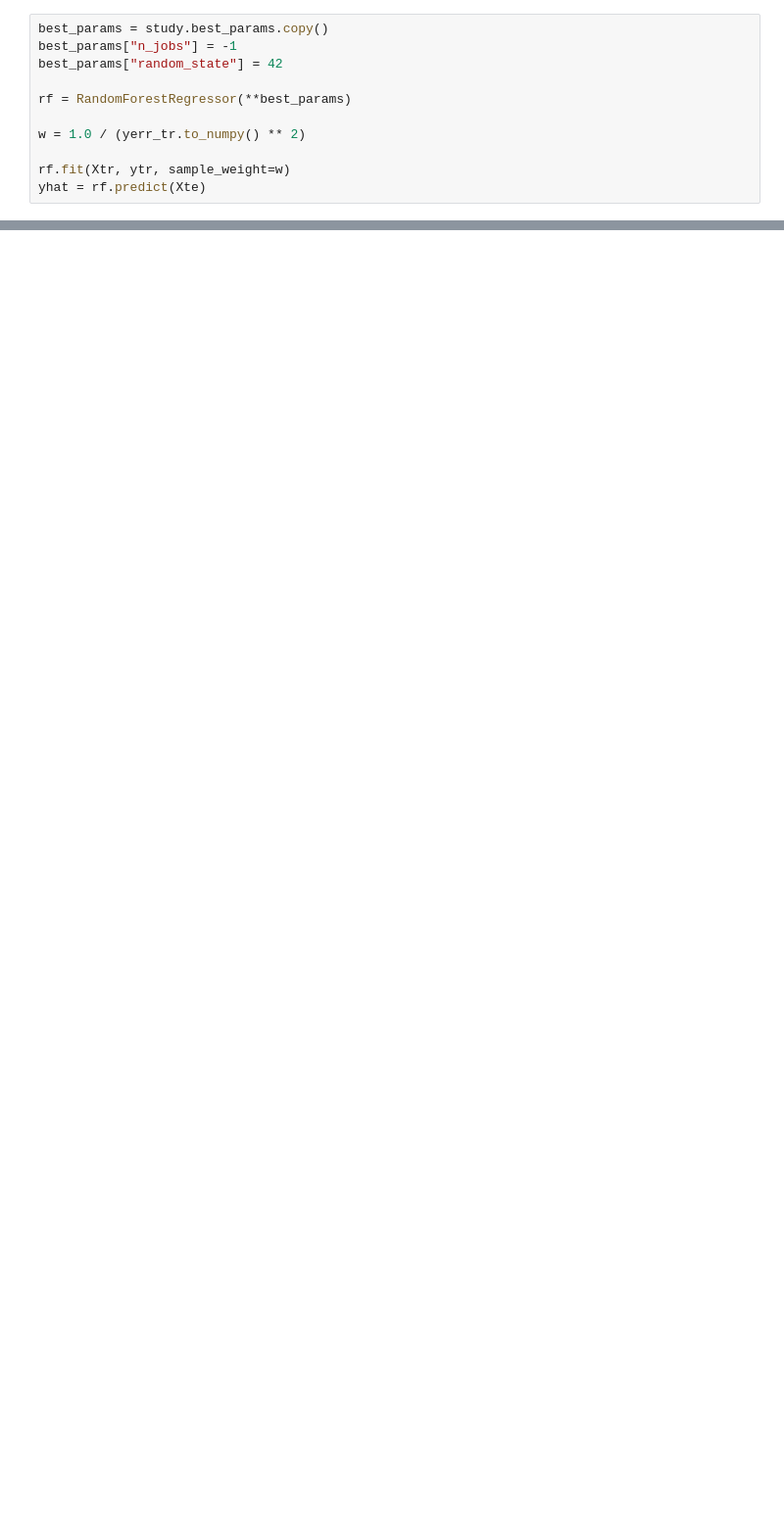
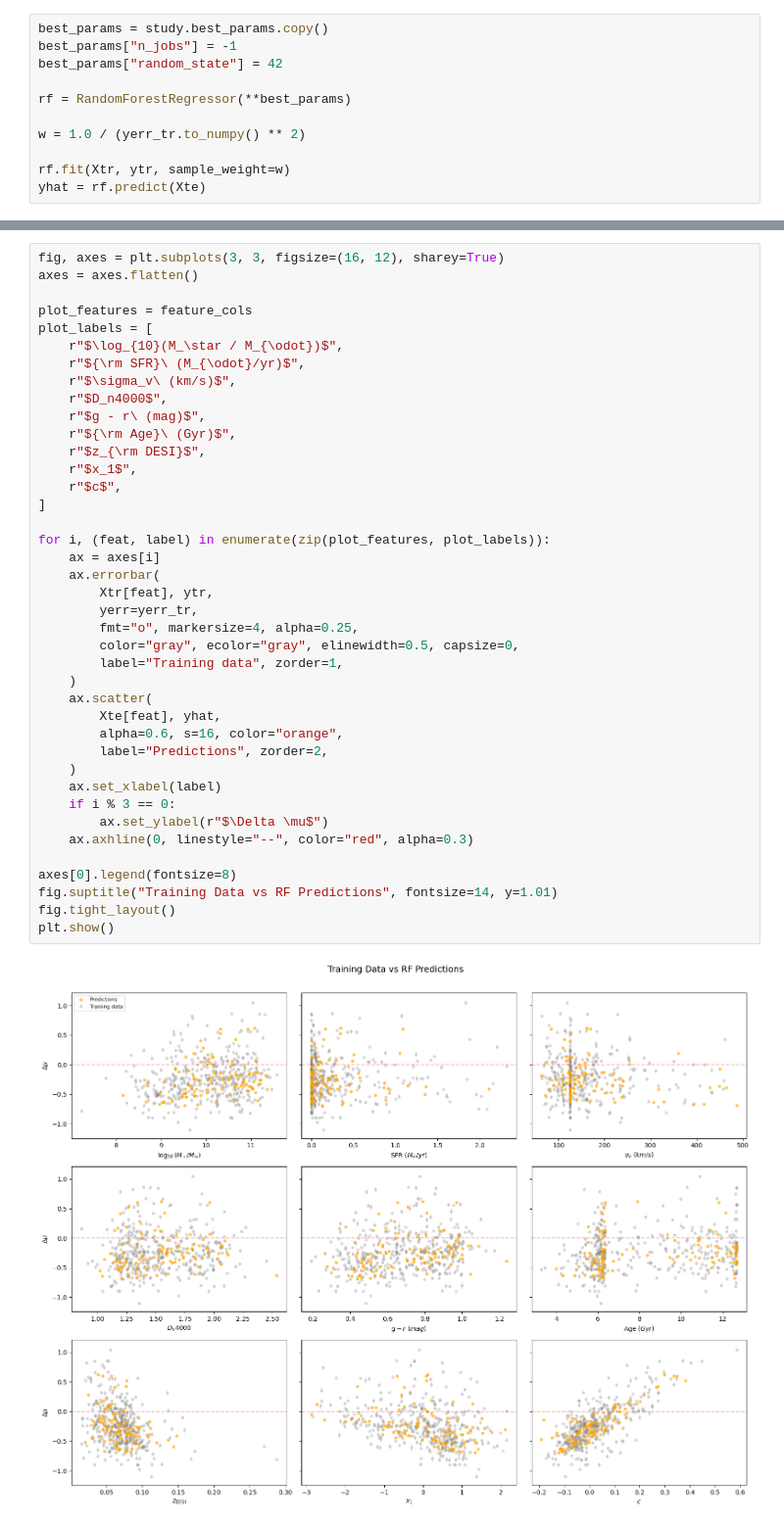
Before and after one commit to mwvgroup/myc21_first_paper, a Jupyter notebook: ZTF_DESI_ml_work/ZTF_DESI_rf_prediction_uncorrected_tripp.ipynb, the cells around one changed output, grey strips where cells are left out. Shown at 98% size. Cells and saved outputs as stored; diff of their text form; blank space fills up the shorter version.

```diff
--- a/ZTF_DESI_ml_work/ZTF_DESI_rf_prediction_uncorrected_tripp.ipynb
+++ b/ZTF_DESI_ml_work/ZTF_DESI_rf_prediction_uncorrected_tripp.ipynb
@@ -440,0 +258,42 @@ dtype: float64
+# %%
+fig, axes = plt.subplots(3, 3, figsize=(16, 12), sharey=True)
+axes = axes.flatten()
+
+plot_features = feature_cols
+plot_labels = [
+    r"$\log_{10}(M_\star / M_{\odot})$",
+    r"${\rm SFR}\ (M_{\odot}/yr)$",
+    r"$\sigma_v\ (km/s)$",
+    r"$D_n4000$",
+    r"$g - r\ (mag)$",
+    r"${\rm Age}\ (Gyr)$",
+    r"$z_{\rm DESI}$",
+    r"$x_1$",
+    r"$c$",
+]
+
+for i, (feat, label) in enumerate(zip(plot_features, plot_labels)):
+    ax = axes[i]
+    ax.errorbar(
+        Xtr[feat], ytr,
+        yerr=yerr_tr,
+        fmt="o", markersize=4, alpha=0.25,
+        color="gray", ecolor="gray", elinewidth=0.5, capsize=0,
+        label="Training data", zorder=1,
+    )
+    ax.scatter(
+        Xte[feat], yhat,
+        alpha=0.6, s=16, color="orange",
+        label="Predictions", zorder=2,
+    )
+    ax.set_xlabel(label)
+    if i % 3 == 0:
+        ax.set_ylabel(r"$\Delta \mu$")
+    ax.axhline(0, linestyle="--", color="red", alpha=0.3)
+
+axes[0].legend(fontsize=8)
+fig.suptitle("Training Data vs RF Predictions", fontsize=14, y=1.01)
+fig.tight_layout()
+plt.show()
+# %% [output]
+[figure, added]
```
Also changed, not shown: parts of 13 cells of this notebook, 5 other files.
